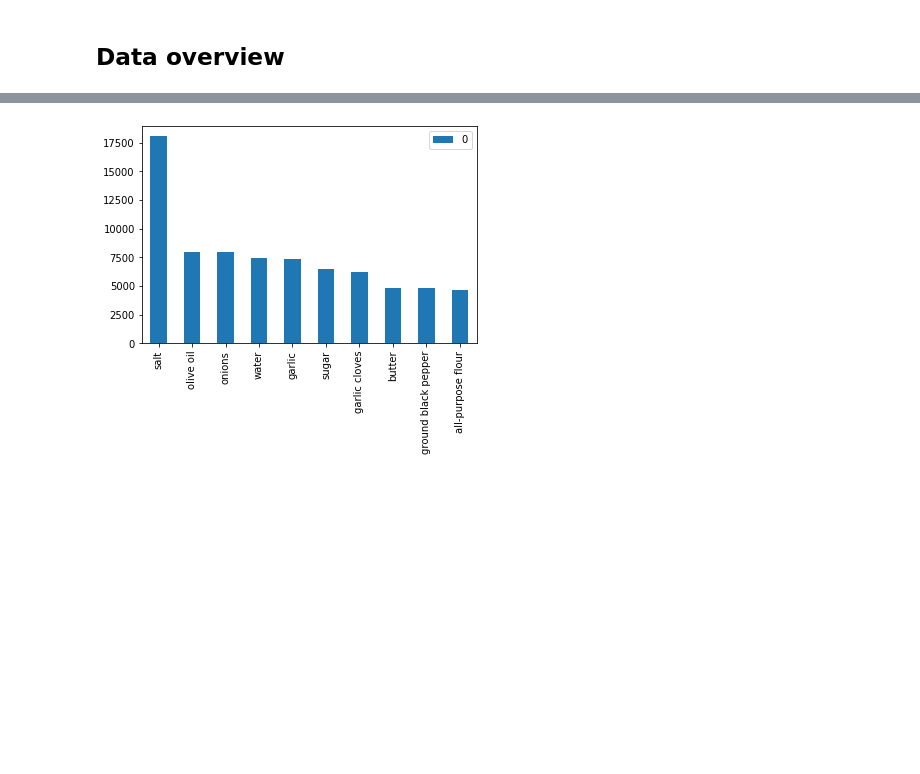
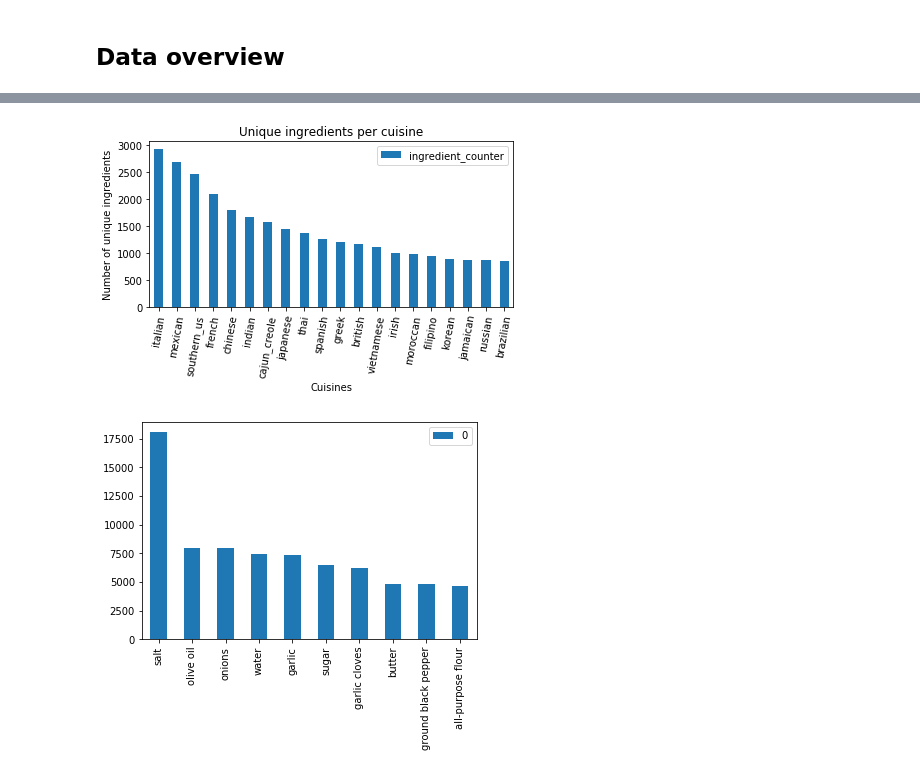
Before and after one commit to djessedirckx/datamining-project, a Jupyter notebook: Exploration/Data insights.ipynb, the cells around one changed output, grey strips where cells are left out. Drawn from its saved outputs; the diff is of its cells as text; code cells hidden in the pictures; blank space fills up the shorter version.

```diff
--- a/Exploration/Data insights.ipynb
+++ b/Exploration/Data insights.ipynb
@@ -28,3 +61,33 @@ plt.show()
+# %%
+cuisines = list(set(y))
+ingredients_counter = []
+
+cuisine_ingredients = pd.DataFrame()
+cuisine_ingredients['cuisine'] = cuisines
+
+for cuisine in cuisines:
+    ingredients_set = set()
+    recipes = data.loc[data['cuisine'] == cuisine]
+
+    for index, recipe in recipes.iterrows():
+        ingredients_set.update(recipe['ingredients'])
+    ingredients_counter.append(len(ingredients_set))
+
+
+fig, ax = plt.subplots()
+cuisine_ingredients['ingredient_counter'] = ingredients_counter
+cuisine_ingredients = cuisine_ingredients.sort_values(by='ingredient_counter', ascending=False)
+cuisine_ingredients.plot(kind='bar', x='cuisine', y='ingredient_counter', legend=True, rot=80, ax=ax)
+plt.title('Unique ingredients per cuisine')
+plt.xlabel('Cuisines')
+plt.ylabel('Number of unique ingredients')
+fig.tight_layout()
+
+plt.savefig('ingredient_distribution.png')
+
+plt.show()
+# %% [output]
+[figure, added]
 # %%
 ingredients_list = []
 
```
Also changed, not shown: parts of 6 cells of this notebook, 4 other files.
